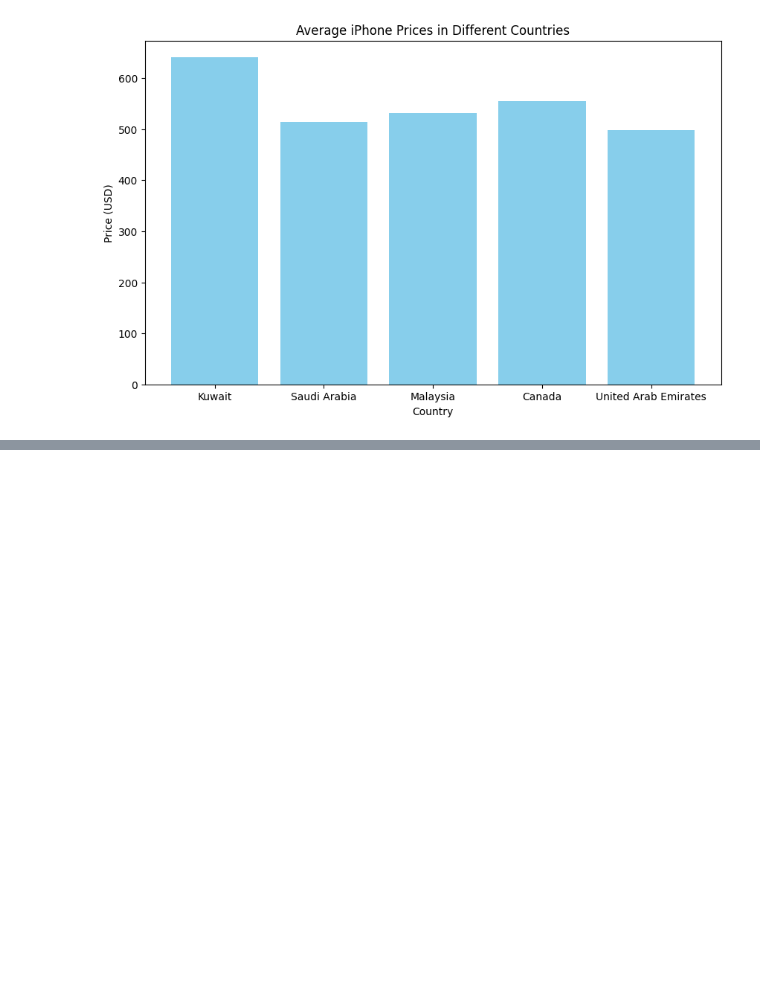
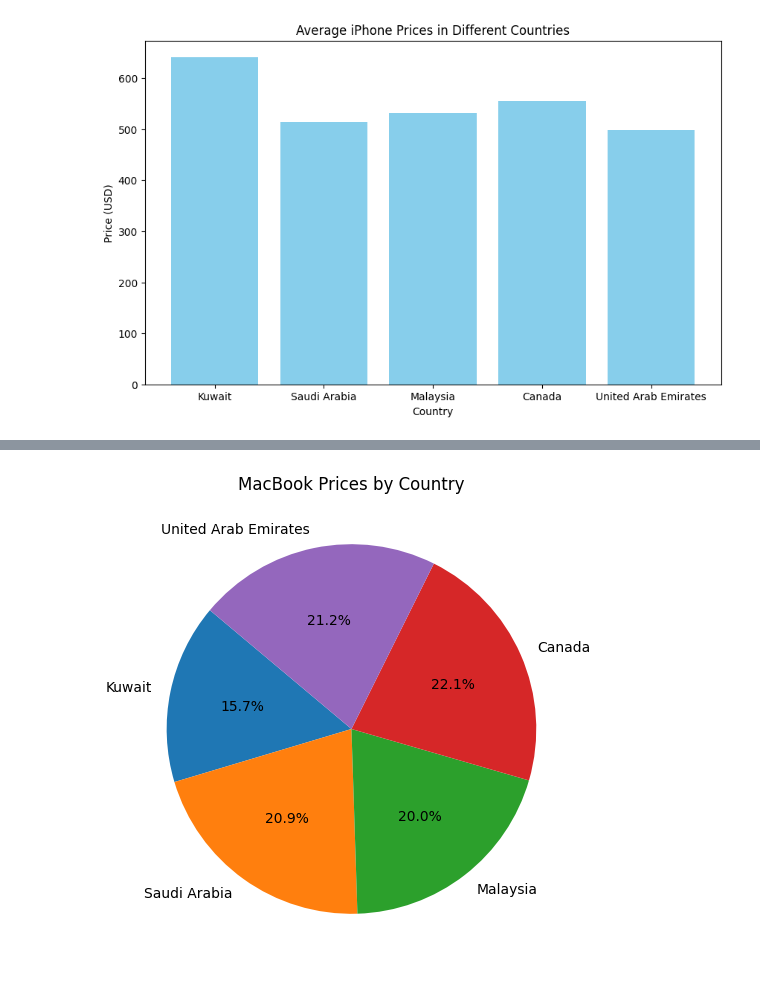
Before and after one commit to AlexanderSanJose/CpE-031-VDA-CpE-21s4, a Jupyter notebook: Exercise_8.ipynb, the cells around one changed output, grey strips where cells are left out. Drawn from its saved outputs; the diff is of its cells as text; code cells hidden in the pictures; blank space fills up the shorter version.

```diff
--- a/Exercise_8.ipynb
+++ b/Exercise_8.ipynb
@@ -318,0 +369,9 @@ plt.show()
+# %%
+
+# Third plot - Pie chart of MacBook prices by country
+plt.figure(figsize=(8,6))
+plt.pie(df['MacBook'], labels=df['Country'], autopct='%1.1f%%', startangle=140)
+plt.title('MacBook Prices by Country')
+plt.show()
+# %% [output]
+[figure, added]
```
Also changed, not shown: parts of 7 cells of this notebook.
